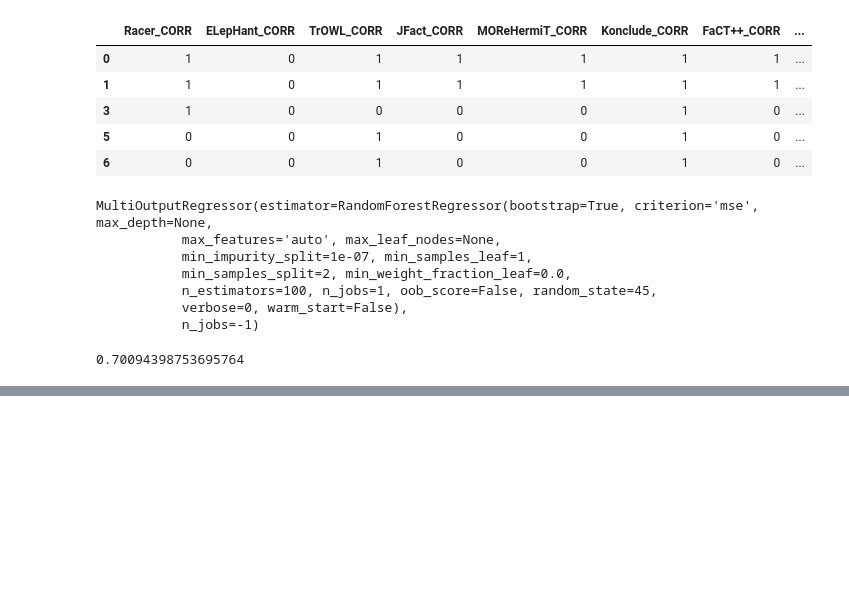
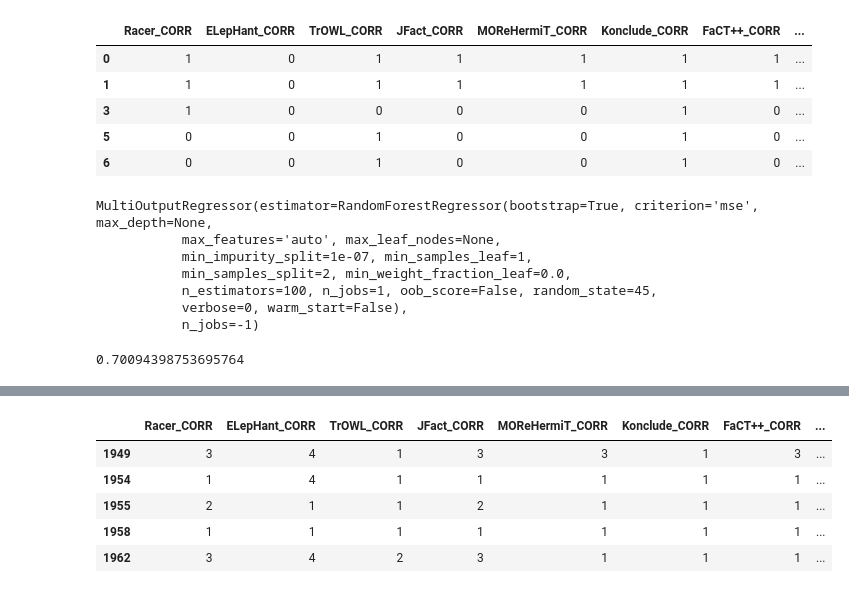
Before and after one commit to hemantnyadav/MultiCriterialRanking, a Jupyter notebook: Multi Criteria Ranking.ipynb, the cells around one changed output, grey strips where cells are left out. Saved outputs shown, nothing was run; the diff lists cells and outputs as text; code cells hidden in the pictures; blank space fills up the shorter version.

```diff
--- a/Multi Criteria Ranking.ipynb
+++ b/Multi Criteria Ranking.ipynb
@@ -139,0 +296,9 @@ timerank_vector.head()
+# %%
+Test_Targets_c2.tail()
+# %% [output]
+|  | Racer_CORR | ELepHant_CORR | TrOWL_CORR | JFact_CORR | MOReHermiT_CORR | Konclude_CORR | FaCT++_CORR | ... |
+| 1949 | 3 | 4 | 1 | 3 | 3 | 1 | 3 | ... |
+| 1954 | 1 | 4 | 1 | 1 | 1 | 1 | 1 | ... |
+| 1955 | 2 | 1 | 1 | 2 | 1 | 1 | 1 | ... |
+| 1958 | 1 | 1 | 1 | 1 | 1 | 1 | 1 | ... |
+| 1962 | 3 | 4 | 2 | 3 | 1 | 1 | 1 | ... |
```
Also changed, not shown: parts of 7 cells of this notebook.
